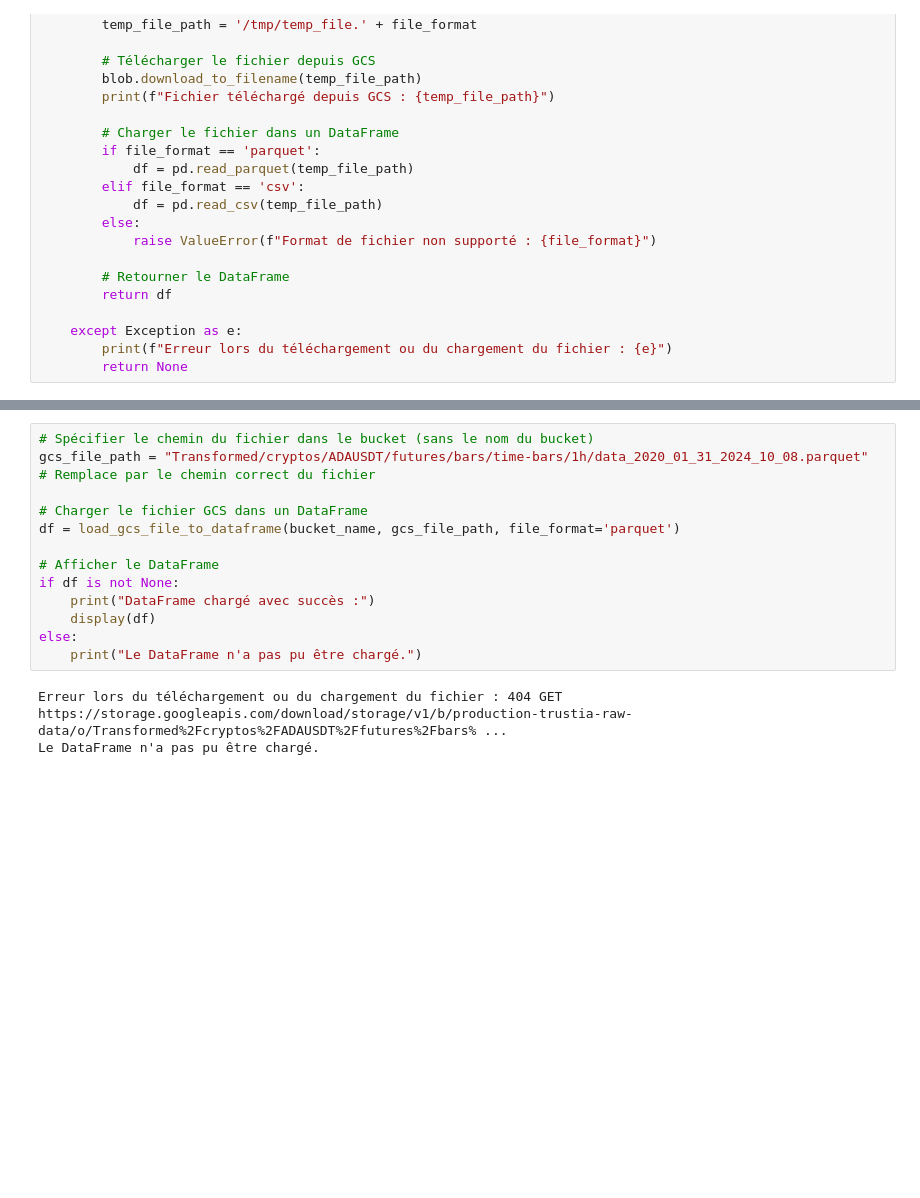
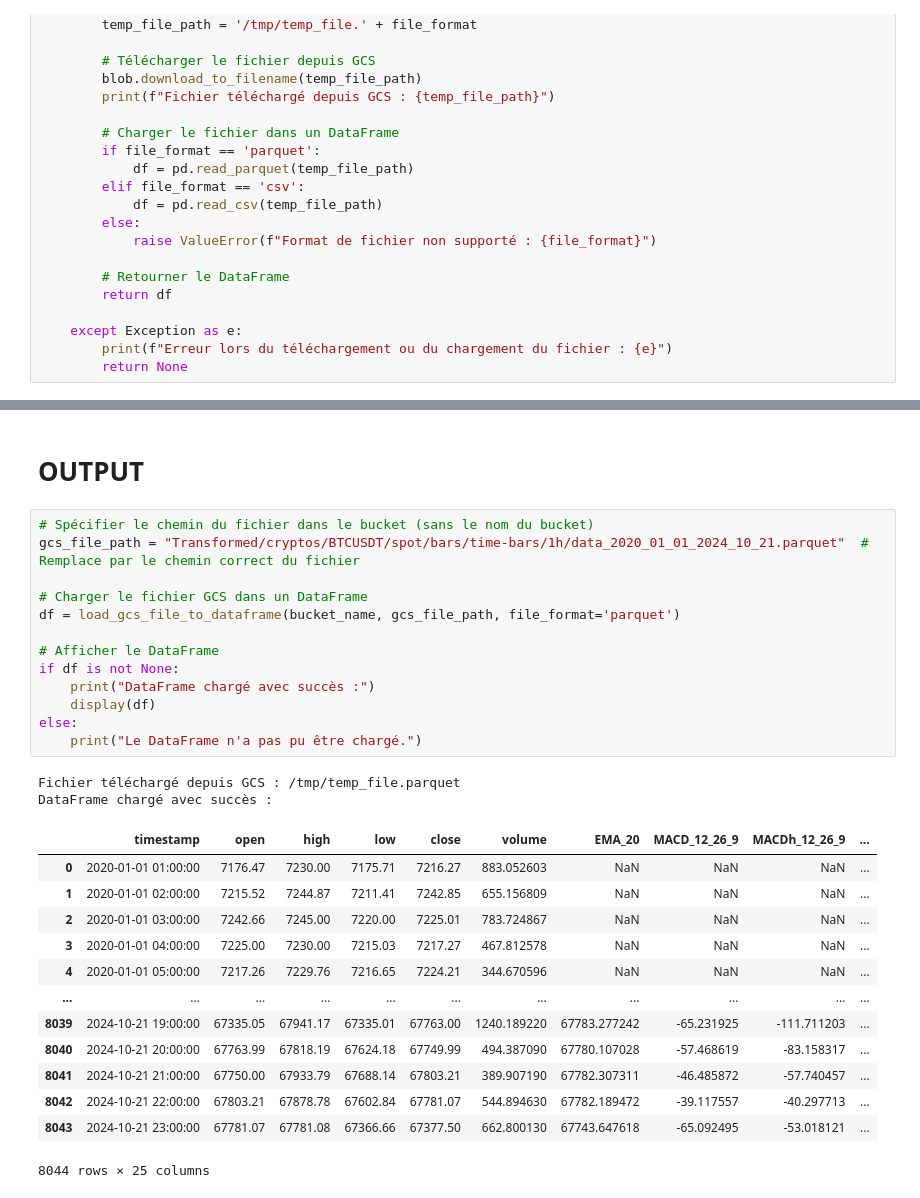
Before and after one commit to Gabbryan/BinanceWss, a Jupyter notebook: jupyters/talib.ipynb, the cells around one changed output, grey strips where cells are left out. Drawn from its saved outputs; the diff is of its cells as text; blank space fills up the shorter version.

```diff
--- a/jupyters/talib.ipynb
+++ b/jupyters/talib.ipynb
@@ -72,16 +86,31 @@ def load_gcs_file_to_dataframe(bucket_name, file_path, file_format='parquet'):
+# %% [markdown]
+# OUTPUT
 # %%
 # Spécifier le chemin du fichier dans le bucket (sans le nom du bucket)
-gcs_file_path = "Transformed/cryptos/ADAUSDT/futures/bars/time-bars/1h/data_2020_01_31_2024_10_08.parquet"  # Remplace par le chemin correct du fichier
+gcs_file_path = "Transformed/cryptos/BTCUSDT/spot/bars/time-bars/1h/data_2020_01_01_2024_10_21.parquet"  # Remplace par le chemin correct du fichier
 
 # Charger le fichier GCS dans un DataFrame
 df = load_gcs_file_to_dataframe(bucket_name, gcs_file_path, file_format='parquet')
 
 # Afficher le DataFrame
 if df is not None:
     print("DataFrame chargé avec succès :")
     display(df)
 else:
     print("Le DataFrame n'a pas pu être chargé.")
 # %% [output]
-Erreur lors du téléchargement ou du chargement du fichier : 404 GET https://storage.googleapis.com/download/storage/v1/b/production-trustia-raw-data/o/Transformed%2Fcryptos%2FADAUSDT%2Ffutures%2Fbars% ...
-Le DataFrame n'a pas pu être chargé.
+Fichier téléchargé depuis GCS : /tmp/temp_file.parquet
+DataFrame chargé avec succès :
+|  | timestamp | open | high | low | close | volume | EMA_20 | MACD_12_26_9 | MACDh_12_26_9 | ... |
+| 0 | 2020-01-01 01:00:00 | 7176.47 | 7230.00 | 7175.71 | 7216.27 | 883.052603 | NaN | NaN | NaN | ... |
+| 1 | 2020-01-01 02:00:00 | 7215.52 | 7244.87 | 7211.41 | 7242.85 | 655.156809 | NaN | NaN | NaN | ... |
+| 2 | 2020-01-01 03:00:00 | 7242.66 | 7245.00 | 7220.00 | 7225.01 | 783.724867 | NaN | NaN | NaN | ... |
+| 3 | 2020-01-01 04:00:00 | 7225.00 | 7230.00 | 7215.03 | 7217.27 | 467.812578 | NaN | NaN | NaN | ... |
+| 4 | 2020-01-01 05:00:00 | 7217.26 | 7229.76 | 7216.65 | 7224.21 | 344.670596 | NaN | NaN | NaN | ... |
+| ... | ... | ... | ... | ... | ... | ... | ... | ... | ... | ... |
+| 8039 | 2024-10-21 19:00:00 | 67335.05 | 67941.17 | 67335.01 | 67763.00 | 1240.189220 | 67783.277242 | -65.231925 | -111.711203 | ... |
+| 8040 | 2024-10-21 20:00:00 | 67763.99 | 67818.19 | 67624.18 | 67749.99 | 494.387090 | 67780.107028 | -57.468619 | -83.158317 | ... |
+| 8041 | 2024-10-21 21:00:00 | 67750.00 | 67933.79 | 67688.14 | 67803.21 | 389.907190 | 67782.307311 | -46.485872 | -57.740457 | ... |
+| 8042 | 2024-10-21 22:00:00 | 67803.21 | 67878.78 | 67602.84 | 67781.07 | 544.894630 | 67782.189472 | -39.117557 | -40.297713 | ... |
+| 8043 | 2024-10-21 23:00:00 | 67781.07 | 67781.08 | 67366.66 | 67377.50 | 662.800130 | 67743.647618 | -65.092495 | -53.018121 | ... |
+8044 rows × 25 columns
```
Also changed, not shown: parts of 7 cells of this notebook, 3 other files.
